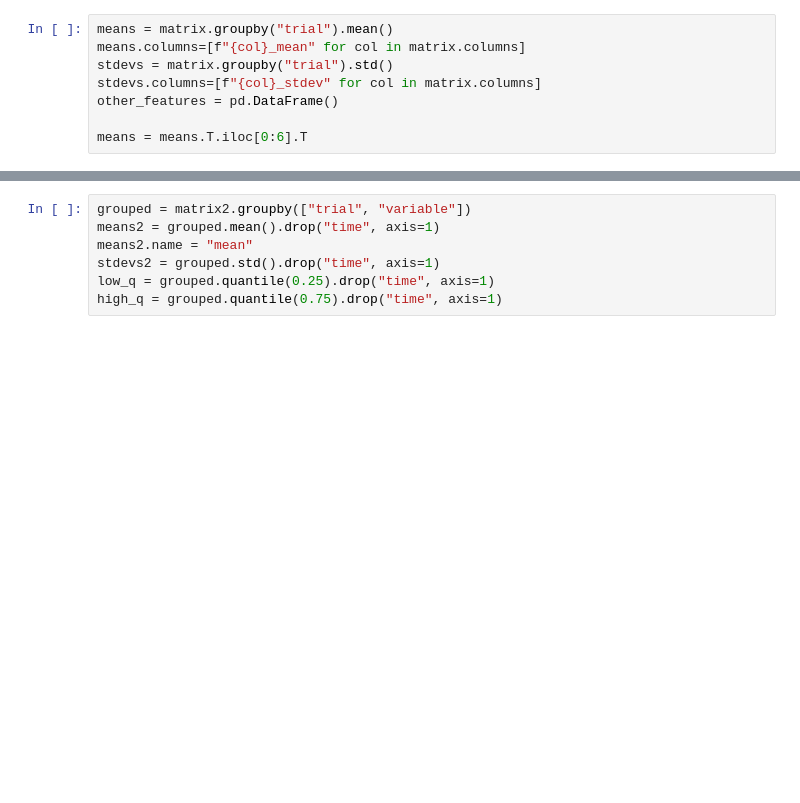
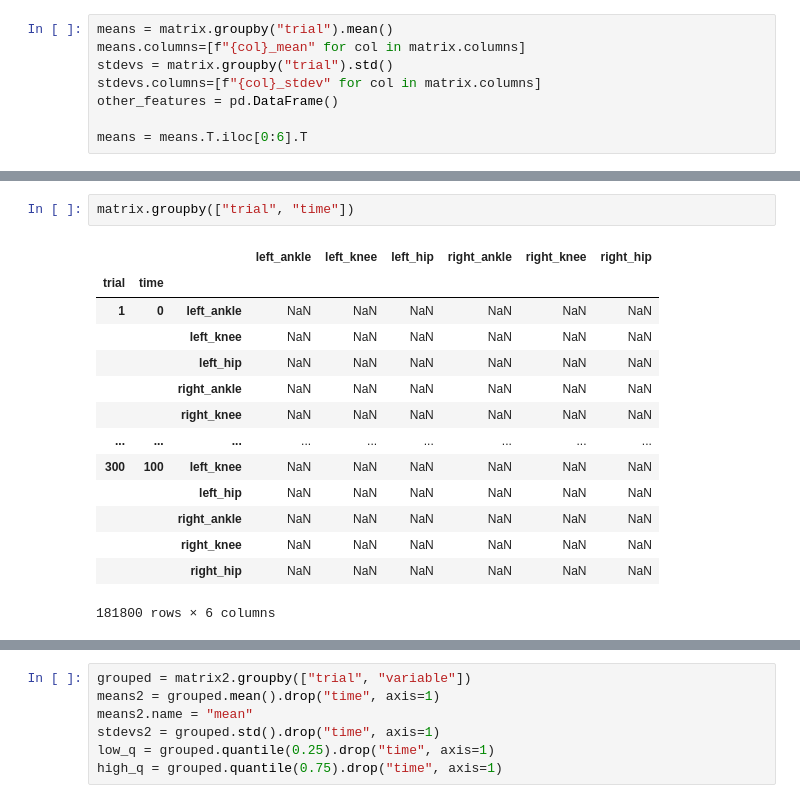
Before and after one commit to NicBamberger/ML_Coursework, a Jupyter notebook: gait/preprocessing.ipynb, the cells around one changed output, grey strips where cells are left out. Saved outputs shown, nothing was run; the diff lists cells and outputs as text; blank space fills up the shorter version.

```diff
--- a/gait/preprocessing.ipynb
+++ b/gait/preprocessing.ipynb
@@ -55,0 +104,17 @@ means = means.T.iloc[0:6].T
+# %%
+matrix.groupby(["trial", "time"])
+# %% [output]
+|  |  |  | left_ankle | left_knee | left_hip | right_ankle | right_knee | right_hip |
+| trial | time |  |  |  |  |  |  |  |
+| 1 | 0 | left_ankle | NaN | NaN | NaN | NaN | NaN | NaN |
+|  |  | left_knee | NaN | NaN | NaN | NaN | NaN | NaN |
+|  |  | left_hip | NaN | NaN | NaN | NaN | NaN | NaN |
+|  |  | right_ankle | NaN | NaN | NaN | NaN | NaN | NaN |
+|  |  | right_knee | NaN | NaN | NaN | NaN | NaN | NaN |
+| ... | ... | ... | ... | ... | ... | ... | ... | ... |
+| 300 | 100 | left_knee | NaN | NaN | NaN | NaN | NaN | NaN |
+|  |  | left_hip | NaN | NaN | NaN | NaN | NaN | NaN |
+|  |  | right_ankle | NaN | NaN | NaN | NaN | NaN | NaN |
+|  |  | right_knee | NaN | NaN | NaN | NaN | NaN | NaN |
+|  |  | right_hip | NaN | NaN | NaN | NaN | NaN | NaN |
+181800 rows × 6 columns
```
Also changed, not shown: parts of 22 cells of this notebook.
